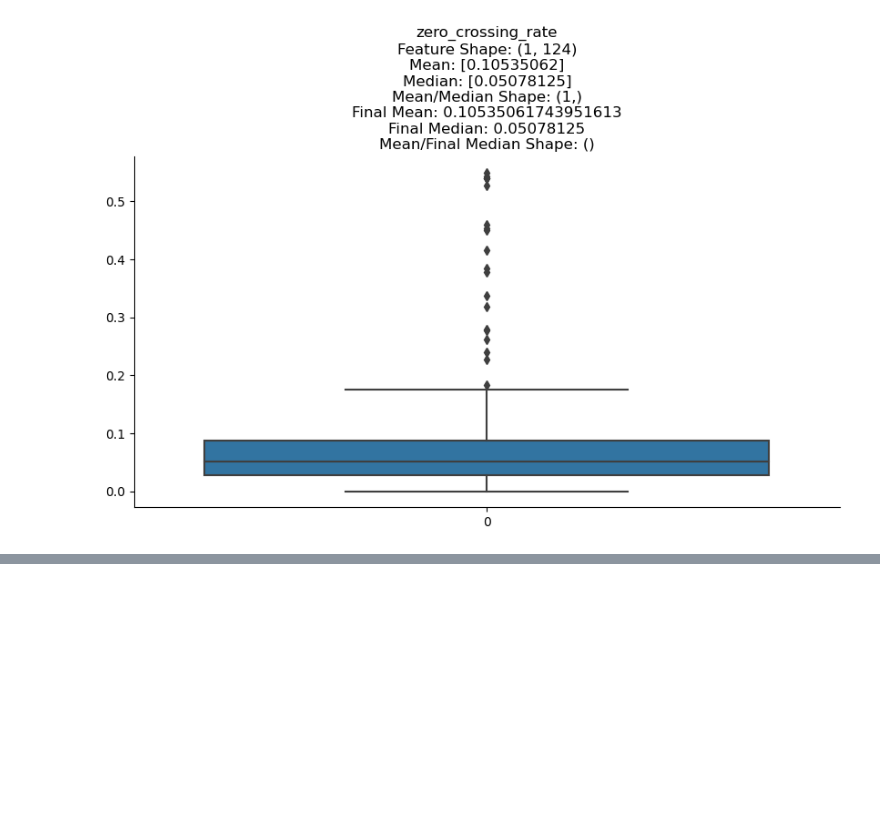
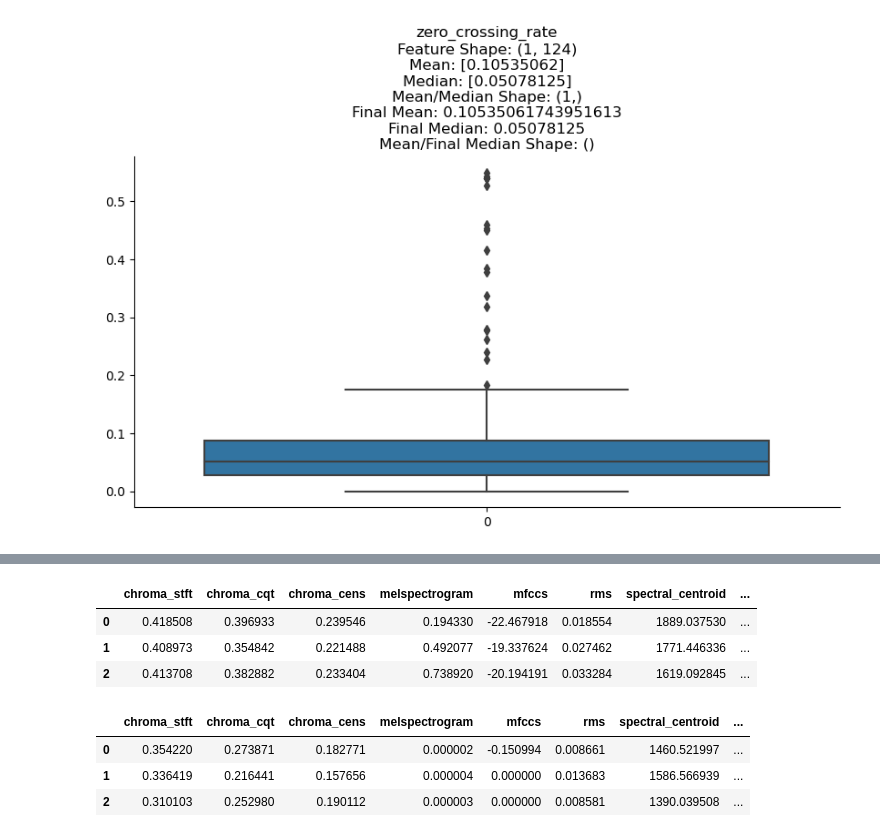
Before and after one commit to AnusAbdullah/JARVIS-Urdu-Voice-Assistant-, a Jupyter notebook: JARVIS.ipynb, the cells around one changed output, grey strips where cells are left out. Drawn from its saved outputs; the diff is of its cells as text; code cells hidden in the pictures; blank space fills up the shorter version.

Commit message:
combine all features of voice in input matrix X and DataFrame

```diff
--- a/JARVIS.ipynb
+++ b/JARVIS.ipynb
@@ -252,11 +236,6 @@ def calculate_median(features):
         median.append(final_feature_median)
     return median
 
-if __name__ == "__main__":
-    audio_data, sr = librosa.load('Track 4.wav')
-    features = extract_features(audio_data, sr)
-    mean=calculate_mean(features)
-    median=calculate_median(features)
 #     for name,values in mean:
 #         print(f"{name} {values}")
 #     print("\nMedian\n")
@@ -296,0 +256,12 @@ median
+# %%
+X_mean=[]
+X_median=[]
+os.listdir()
+for audio in os.listdir():
+    audio_data, sr = librosa.load(audio)
+    features = extract_features(audio_data, sr)
+    mean=calculate_mean(features)
+    X_mean.append(mean)
+    median=calculate_median(features)
+    X_median.append(median)
+#     print(features)
@@ -296,0 +282,22 @@ median
+# %%
+X1=pd.DataFrame(X_mean,columns=['chroma_stft','chroma_cqt',
+'chroma_cens','melspectrogram','mfccs','rms','spectral_centroid','spectral_bandwidth',
+                                'spectral_contrast','spectral_flatness','spectral_rolloff',
+                                'poly_features','zero_crossing_rate'])
+X1
+# %% [output]
+|  | chroma_stft | chroma_cqt | chroma_cens | melspectrogram | mfccs | rms | spectral_centroid | ... |
+| 0 | 0.418508 | 0.396933 | 0.239546 | 0.194330 | -22.467918 | 0.018554 | 1889.037530 | ... |
+| 1 | 0.408973 | 0.354842 | 0.221488 | 0.492077 | -19.337624 | 0.027462 | 1771.446336 | ... |
+| 2 | 0.413708 | 0.382882 | 0.233404 | 0.738920 | -20.194191 | 0.033284 | 1619.092845 | ... |
+# %%
+X2=pd.DataFrame(X_median,columns=['chroma_stft','chroma_cqt',
+'chroma_cens','melspectrogram','mfccs','rms','spectral_centroid','spectral_bandwidth',
+                                'spectral_contrast','spectral_flatness','spectral_rolloff',
+                                'poly_features','zero_crossing_rate'])
+X2
+# %% [output]
+|  | chroma_stft | chroma_cqt | chroma_cens | melspectrogram | mfccs | rms | spectral_centroid | ... |
+| 0 | 0.354220 | 0.273871 | 0.182771 | 0.000002 | -0.150994 | 0.008661 | 1460.521997 | ... |
+| 1 | 0.336419 | 0.216441 | 0.157656 | 0.000004 | 0.000000 | 0.013683 | 1586.566939 | ... |
+| 2 | 0.310103 | 0.252980 | 0.190112 | 0.000003 | 0.000000 | 0.008581 | 1390.039508 | ... |
```
Also changed, not shown: parts of 9 cells of this notebook, 3 other files.
